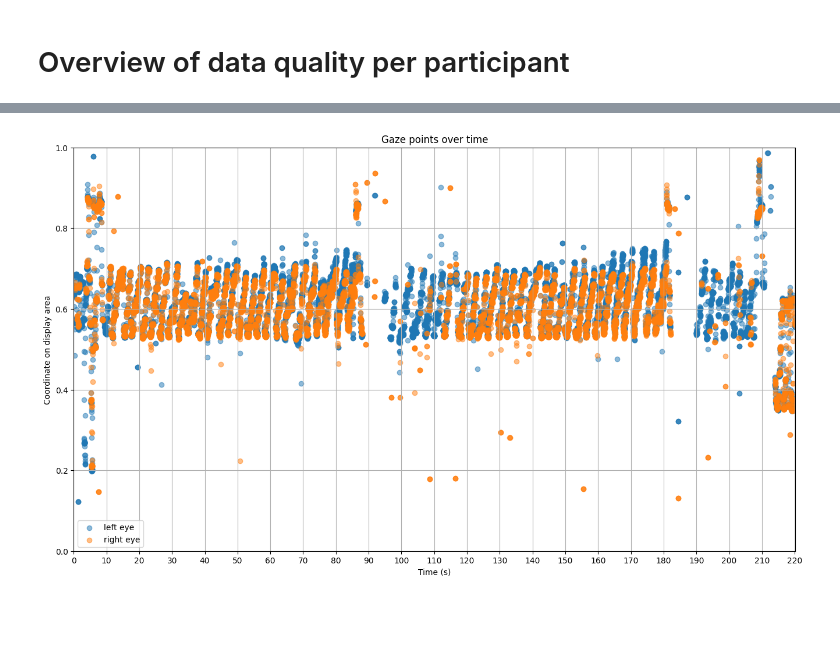
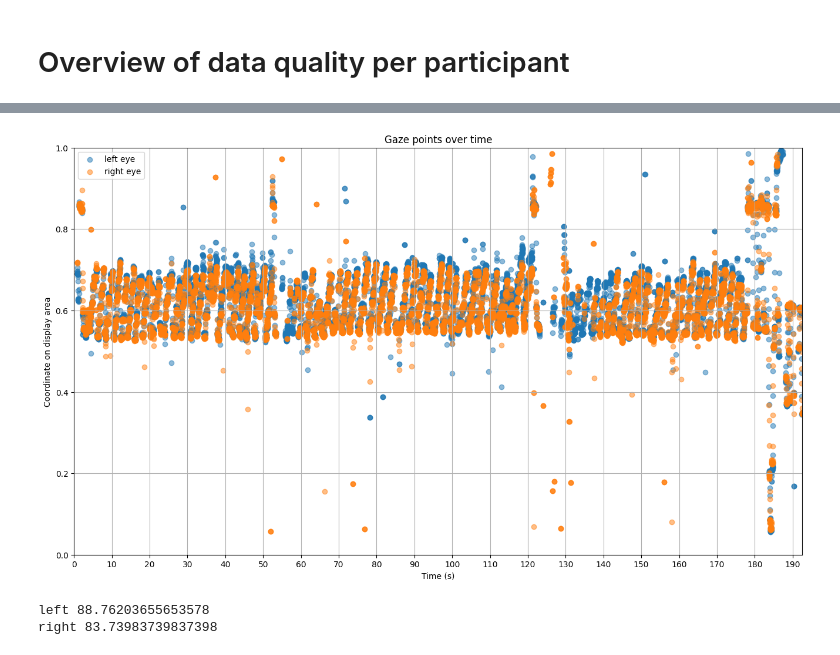
Before and after one commit to SlimShadyIAm/flow, a Jupyter notebook: apps/backend/data_quality.ipynb, the cells around one changed output, grey strips where cells are left out. Saved outputs shown, nothing was run; the diff lists cells and outputs as text; code cells hidden in the pictures; blank space fills up the shorter version.

```diff
--- a/apps/backend/data_quality.ipynb
+++ b/apps/backend/data_quality.ipynb
@@ -106,7 +106,9 @@ subquery = Events.select().where(Events.participant_id.in_(participant_ids))
 # particiant | expected_packets | actual_packets | percentage | time missing
 #make dataframe based on above
 
-data = {}
+overall_data_integrity = {}
+gaze_point_validity = {}
+
 # get all the gaze data from the database
 for participant in participant_ids:
     # if participant id starts with 9, skip
@@ -121,9 +123,9 @@ for participant in participant_ids:
         if book.new_value != "Under the Tuscan Sun - ":
             continue
 
-        if participant == 5 and participant in data:
+        if participant == 5 and participant in overall_data_integrity:
             continue
-        elif participant == 6 and participant not in data:
+        elif participant == 6 and participant not in overall_data_integrity:
             continue
 
         START_TIME_BOOK = book.time
@@ -151,4 +153,5 @@ for participant in participant_ids:
         left_gaze_validity = len([x['left_gaze_point_validity'] for x in GAZE_DATA_BOOK['data'] if x['left_gaze_point_validity'] == 1]) / len(GAZE_DATA_BOOK['data']) * 100
         right_gaze_validity = len([x['right_gaze_point_validity'] for x in GAZE_DATA_BOOK['data'] if x['right_gaze_point_validity'] == 1]) / len(GAZE_DATA_BOOK['data']) * 100
 
-        data[participant] = [num_expected_packets, length_of_experiment, time_missing, percentage, left_gaze_validity, right_gaze_validity]
+        overall_data_integrity[participant] = [num_expected_packets, length_of_experiment, time_missing, percentage]
+        gaze_point_validity[participant] = [num_expected_packets, length_of_experiment, left_gaze_validity, right_gaze_validity]
@@ -170,5 +202,7 @@ df.to_latex("missing_data.tex")
 # %%
-FILENAME = "[12]-2023-12-02_13-27-33.json"
+# FILENAME = "[12]-2023-12-02_13-27-33.json"
+FILENAME = "[12]-2023-12-02_13-31-55.json"
+# FILENAME = "[12]-2023-12-02_13-35-38.json"
 f = open(EYE_TRACKER_FOLDER + FILENAME, "r")
 GAZE_DATA_BOOK = json.load(f)
 f.close()
@@ -176,31 +210,51 @@ f.close()
 # normalized timestamps for x axis
 timestamps = GAZE_DATA_BOOK['data']
 timestamps = [x[TIMESTAMP_IDENT] for x in timestamps]
 timestamps = [x - timestamps[0] for x in timestamps]
 timestamps = [x / 1000000 for x in timestamps]
 
 # x and y coordinates for the gaze points
 x = [x['right_gaze_point_on_display_area'][0] for x in GAZE_DATA_BOOK['data']]
 x2 = [x['left_gaze_point_on_display_area'][0] for x in GAZE_DATA_BOOK['data']]
 y = [x['right_gaze_point_on_display_area'][1] for x in GAZE_DATA_BOOK['data']]
 y2 = [x['left_gaze_point_on_display_area'][1] for x in GAZE_DATA_BOOK['data']]
 
 # plot the gaze points
 fig, ax = plt.subplots(figsize=(16, 9))
 ax.scatter(timestamps, x2, label="left eye", alpha=0.5)
 ax.scatter(timestamps, x, label="right eye", alpha=0.5)
 # more x-ticks
 ax.set_xticks(np.arange(0, max(timestamps), 10))
 # add grid lines for x-axis
 ax.grid(True, which='both')
 # ax.scatter(timestamps, y, label="y")
 # make x axis start at 0
 ax.set_xlim(0, max(timestamps))
 ax.set_ylim(0, 1)
 ax.legend()
 ax.set_xlabel("Time (s)")
 ax.set_ylabel("Coordinate on display area")
 ax.set_title("Gaze points over time")
 plt.show()
+
+first_packet_timestamp = GAZE_DATA_BOOK['data'][0][TIMESTAMP_IDENT] / 1000
+last_packet_timestamp = GAZE_DATA_BOOK['data'][-1][TIMESTAMP_IDENT] / 1000
+num_expected_packets = int(last_packet_timestamp - first_packet_timestamp) / 11
+num_actual_packets = len(GAZE_DATA_BOOK['data'])
+percentage = (num_actual_packets / num_expected_packets) * 100
+time_missing = (num_expected_packets - num_actual_packets) * 0.011
+length_of_experiment = (last_packet_timestamp - first_packet_timestamp) / 1_000
+left_gaze_validity = len([x['left_gaze_point_validity'] for x in GAZE_DATA_BOOK['data'] if x['left_gaze_point_validity'] == 1]) / len(GAZE_DATA_BOOK['data']) * 100
+right_gaze_validity = len([x['right_gaze_point_validity'] for x in GAZE_DATA_BOOK['data'] if x['right_gaze_point_validity'] == 1]) / len(GAZE_DATA_BOOK['data']) * 100
+
+# print(num_expected_packets)
+# print(num_actual_packets)
+# print(percentage)
+# print(time_missing)
+# print(length_of_experiment)
+print("left", left_gaze_validity)
+print("right", right_gaze_validity)
 # %% [output]
-[figure, old version]
+[figure, new version]
+left 88.76203655653578
+right 83.73983739837398
```
Also changed, not shown: parts of 2 cells of this notebook, 4 other files.
